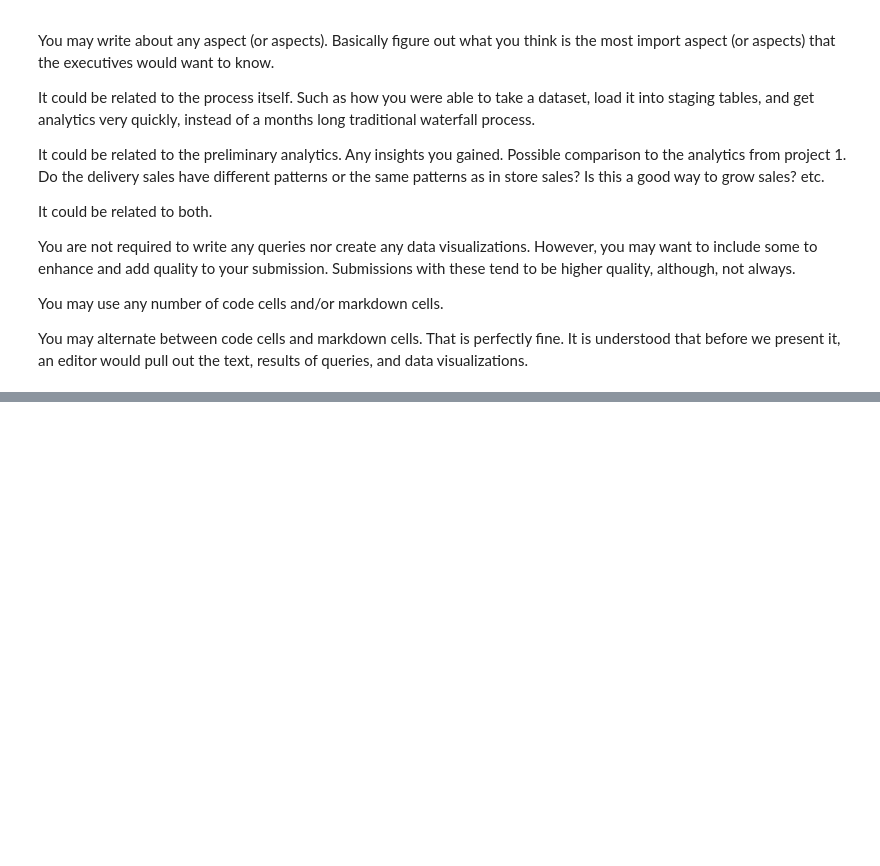
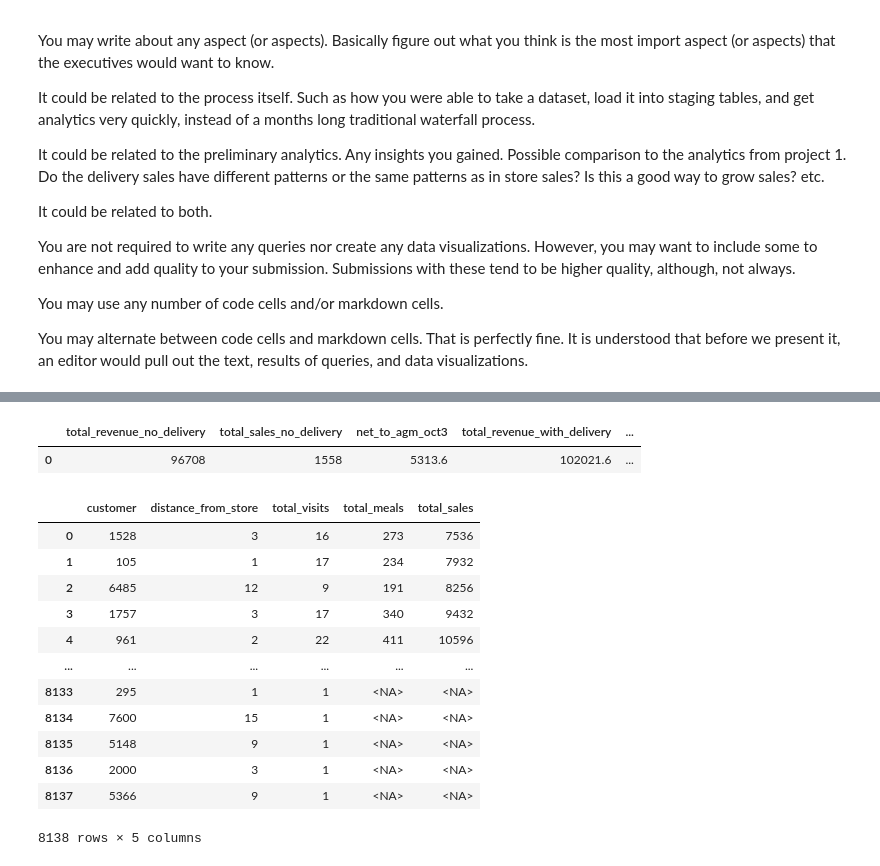
Before and after one commit to morinlandon12/ucb_mids_w205_project_2, a Jupyter notebook: project_2_7.ipynb, the cells around one changed output, grey strips where cells are left out. Cells and saved outputs as stored; diff of their text form; code cells hidden in the pictures; blank space fills up the shorter version.

```diff
--- a/project_2_7.ipynb
+++ b/project_2_7.ipynb
@@ -106,0 +271,76 @@ You may alternate between code cells and markdown cells.  That is perfectly fine
+# %%
+rollback_before_flag = True
+rollback_after_flag = True
+
+query = """
+
+with a as (select sum(sa.total_amount) as total_revenue_oct3,
+                  count(distinct(sa.sale_id)) as total_sales_oct3
+           from sales as sa
+               join customers as c
+                   on sa.customer_id = c.customer_id
+               join stores as s
+                   on s.store_id = c.closest_store_id
+           where sa.sale_date = '2020-10-03' and s.city = 'Berkeley'),
+
+b as (select sum(total_amount::numeric) as total_sales,
+             round(sum(total_amount::numeric)*.18, 2) as cut_to_peak,
+             round((sum(total_amount::numeric) - sum(total_amount::numeric)*.18), 2) as net_to_agm_oct3
+      from stage_1_peak_sales)
+
+select a.total_revenue_oct3 as total_revenue_no_delivery,
+       a.total_sales_oct3 as total_sales_no_delivery,
+       b.net_to_agm_oct3,
+       a.total_revenue_oct3::numeric + b.net_to_agm_oct3 as total_revenue_with_delivery,
+       round(((a.total_revenue_oct3::numeric + b.net_to_agm_oct3) - a.total_revenue_oct3::numeric)/
+       a.total_revenue_oct3::numeric*100,1) as peak_revenue_pct_total_oct3_peakagm
+from a,b
+
+
+"""
+
+total_daily_sales = my_select_query_pandas(query, rollback_before_flag, rollback_after_flag)
+total_daily_sales
+# %% [output]
+|  | total_revenue_no_delivery | total_sales_no_delivery | net_to_agm_oct3 | total_revenue_with_delivery | ... |
+| 0 | 96708 | 1558 | 5313.6 | 102021.6 | ... |
+# %%
+rollback_before_flag = True
+rollback_after_flag = True
+
+query = """
+
+select c.customer_id as customer,
+       c.distance as distance_from_store,
+       count(distinct(sa.sale_id, sa.store_id)) as total_visits,
+       sum(l.quantity) as total_meals,
+       sum(sa.total_amount) as total_sales
+from stores as s
+    left join customers as c
+        on c.closest_store_id = s.store_id
+    left join sales as sa
+        on c.customer_id = sa.customer_id
+    left join line_items as l
+        on l.sale_id = sa.sale_id
+where s.city = 'Berkeley'
+group by c.customer_id, s.city
+order by total_sales
+
+"""
+
+df = my_select_query_pandas(query, rollback_before_flag, rollback_after_flag)
+df
+# %% [output]
+|  | customer | distance_from_store | total_visits | total_meals | total_sales |
+| 0 | 1528 | 3 | 16 | 273 | 7536 |
+| 1 | 105 | 1 | 17 | 234 | 7932 |
+| 2 | 6485 | 12 | 9 | 191 | 8256 |
+| 3 | 1757 | 3 | 17 | 340 | 9432 |
+| 4 | 961 | 2 | 22 | 411 | 10596 |
+| ... | ... | ... | ... | ... | ... |
+| 8133 | 295 | 1 | 1 | <NA> | <NA> |
+| 8134 | 7600 | 15 | 1 | <NA> | <NA> |
+| 8135 | 5148 | 9 | 1 | <NA> | <NA> |
+| 8136 | 2000 | 3 | 1 | <NA> | <NA> |
+| 8137 | 5366 | 9 | 1 | <NA> | <NA> |
+8138 rows × 5 columns
```
Also changed, not shown: parts of 12 cells of this notebook, 5 other files.
